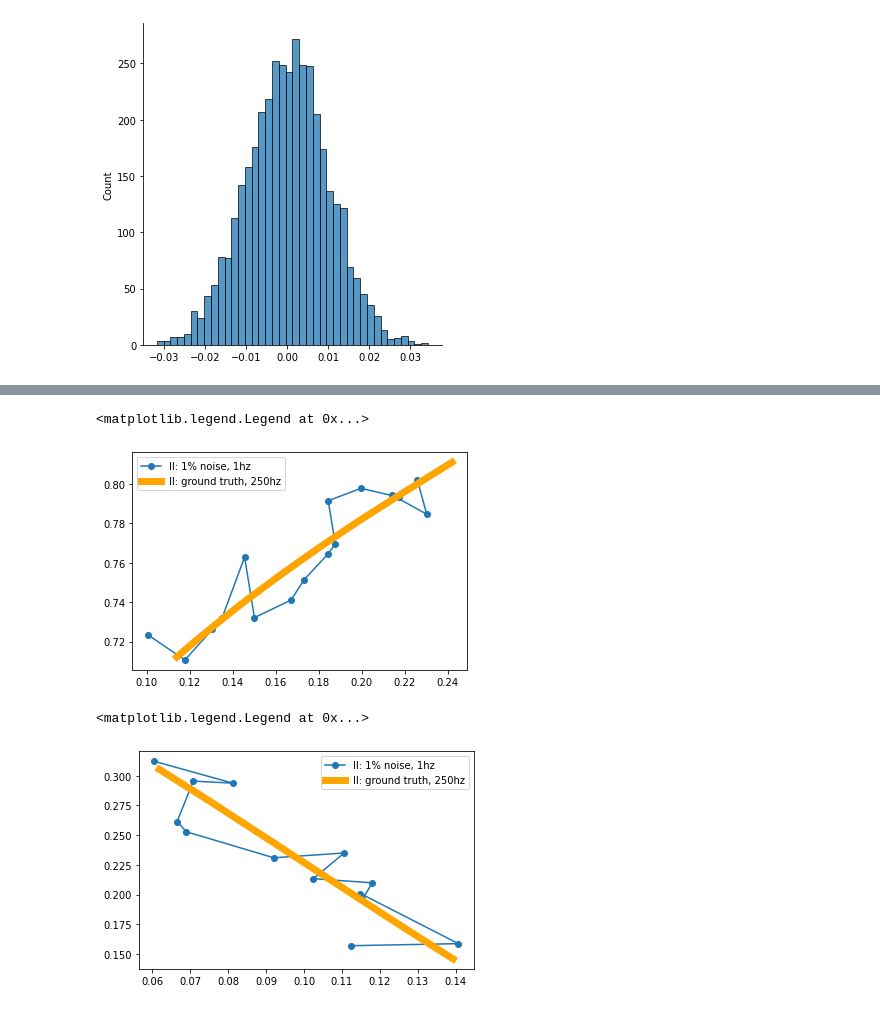
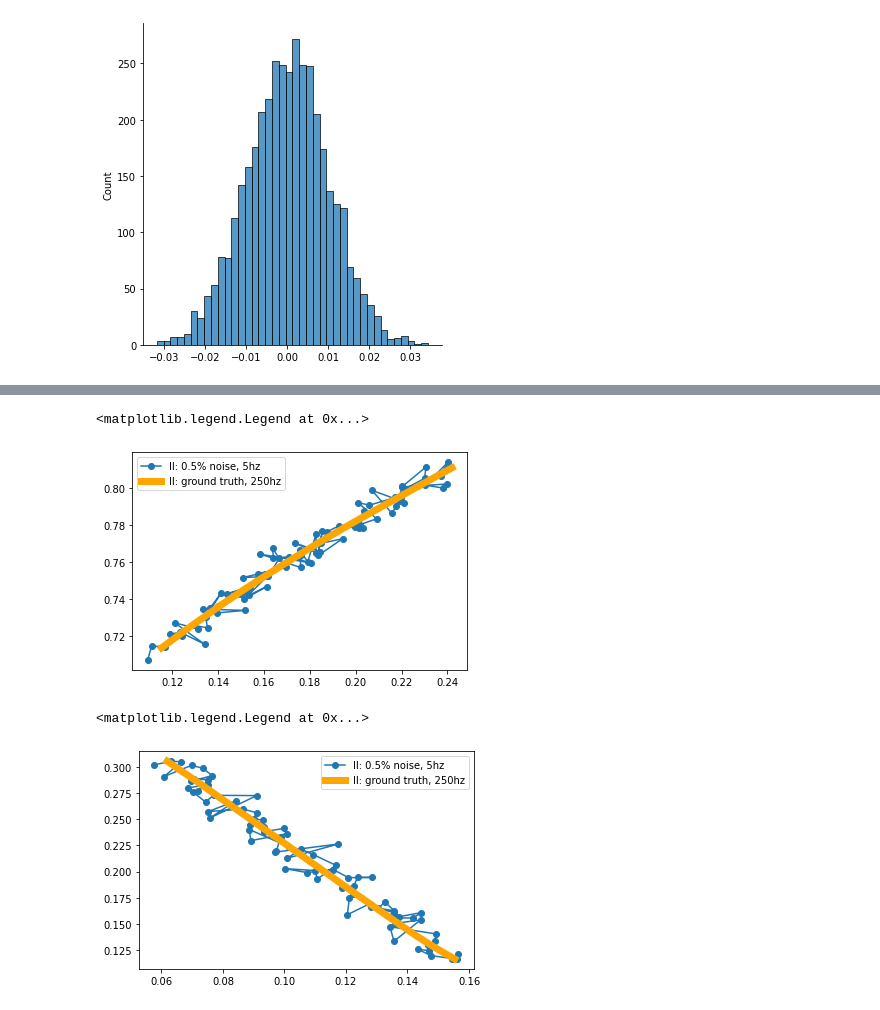
Before and after one commit to jarviskroos7/PATH_vehicle_localization, a Jupyter notebook: code/segment_generation.ipynb, the cells around one changed output, grey strips where cells are left out. Saved outputs shown, nothing was run; the diff lists cells and outputs as text; code cells hidden in the pictures.

```diff
--- a/code/segment_generation.ipynb
+++ b/code/segment_generation.ipynb
@@ -159,7 +159,7 @@ def seg_generation(traj_truth_df, seg_size, seg_size_sig, num_samples=500):
 tot_dist = ll_raw.iloc[-1]['Distance horizontal (m)']
 seg_dist = 200 # [m]
 seg_size = round(seg_dist / (tot_dist / ll.shape[0])) # convert to the length of sample
-seg_size_sig = 100 # length variance
+seg_size_sig = 0 # 100 # length variance
 
 # save all columns
 ll_seg_gt = seg_generation(ll, seg_size, seg_size_sig)
@@ -245,26 +250,26 @@ def add_gps_noise_downsample(seg_samples, sampling_rate, noise_perc):
 # %%
 # downsample from 250hz to 1hz, adding 1% spatial noise
 
-ll_seg_gps_noise = add_gps_noise_downsample(ll_seg_gps_gt, 1, 0.01)
-rl_seg_gps_noise = add_gps_noise_downsample(rl_seg_gps_gt, 1, 0.01)
+ll_seg_gps_noise = add_gps_noise_downsample(ll_seg_gps_gt, 5, 0.005)
+rl_seg_gps_noise = add_gps_noise_downsample(rl_seg_gps_gt, 5, 0.005)
 
-ll_seg_noise = add_gps_noise_downsample(ll_seg_gt, 1, 0.01)
-rl_seg_noise = add_gps_noise_downsample(rl_seg_gt, 1, 0.01)
+ll_seg_noise = add_gps_noise_downsample(ll_seg_gt, 5, 0.005)
+rl_seg_noise = add_gps_noise_downsample(rl_seg_gt, 5, 0.005)
 # %%
 # plt.plot(ll.x_norm, ll.y_norm)
-plt.plot(ll_seg_gps_noise[1].x_norm_noise, ll_seg_gps_noise[1].y_norm_noise, '-o', label='ll: 1% noise, 1hz')
+plt.plot(ll_seg_gps_noise[1].x_norm_noise, ll_seg_gps_noise[1].y_norm_noise, '-o', label='ll: 0.5% noise, 5hz')
 plt.plot(ll_seg_gt[1].x_norm, ll_seg_gt[1].y_norm, linewidth=7, label='ll: ground truth, 250hz', color='orange')
 
 plt.legend()
 # %% [output]
 <matplotlib.legend.Legend at 0x...>
-[figure, old version]
+[figure, new version]
 # %%
 # plt.plot(ll.x_norm, ll.y_norm)
-plt.plot(ll_seg_gps_noise[200].x_norm_noise, ll_seg_gps_noise[200].y_norm_noise, '-o', label='ll: 1% noise, 1hz')
+plt.plot(ll_seg_gps_noise[200].x_norm_noise, ll_seg_gps_noise[200].y_norm_noise, '-o', label='ll: 0.5% noise, 5hz')
 plt.plot(ll_seg_gt[200].x_norm, ll_seg_gt[200].y_norm, linewidth=7, label='ll: ground truth, 250hz', color='orange')
 
 plt.legend()
 # %% [output]
 <matplotlib.legend.Legend at 0x...>
-[figure, old version]
+[figure, new version]
```
Also changed, not shown: parts of 6 cells of this notebook, 9 other files.
